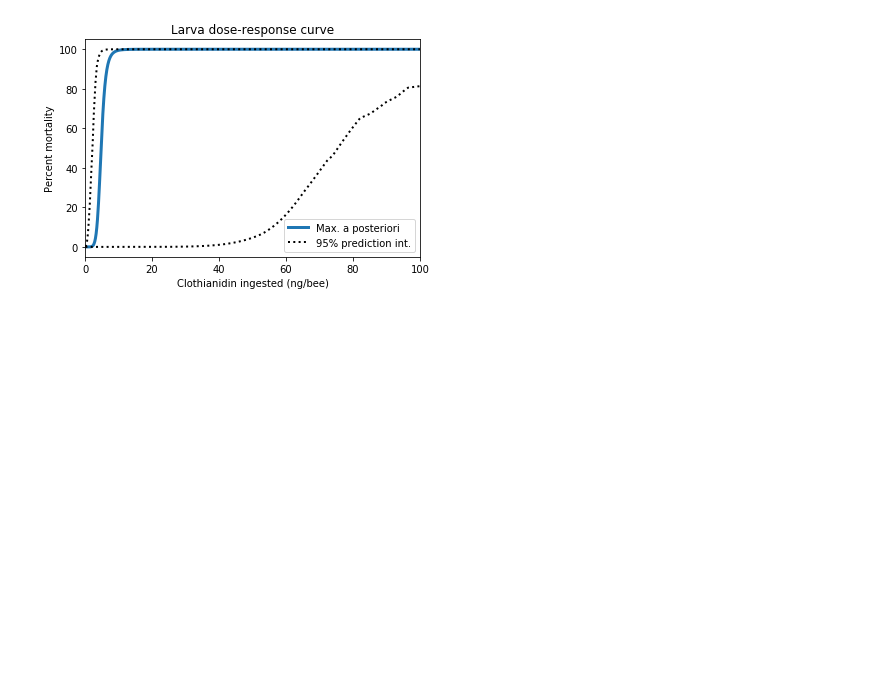
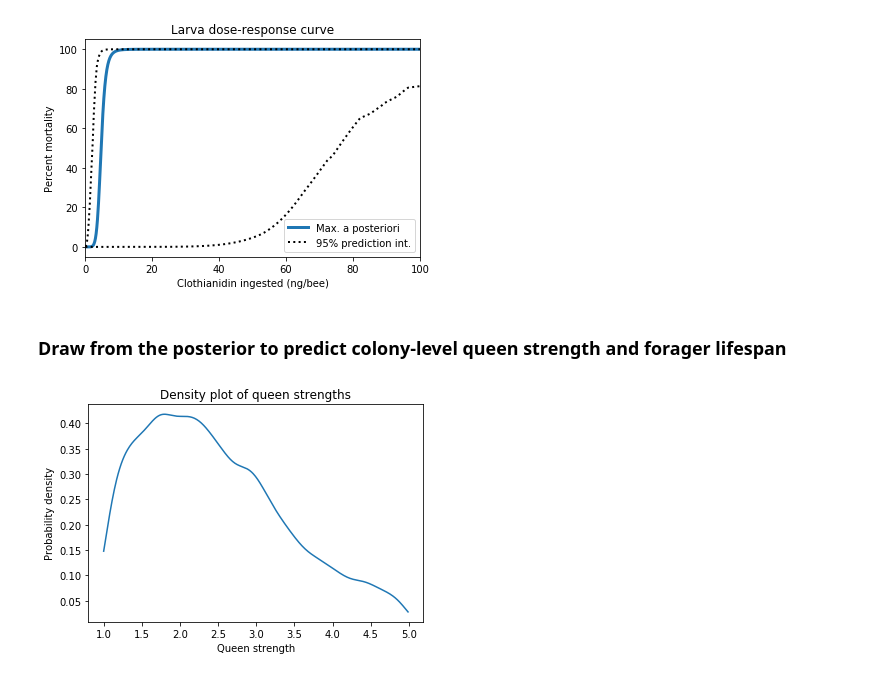
Before and after one commit to JeffreyMinucci/bee_neonic_abc, a Jupyter notebook: results_and_visuals.ipynb, the cells around one changed output. Drawn from its saved outputs; the diff is of its cells as text; code cells hidden in the pictures; blank space fills up the shorter version.

Commit message:
add queen strength and forager lifespan predictions

```diff
--- a/results_and_visuals.ipynb
+++ b/results_and_visuals.ipynb
@@ -204,3 +201,30 @@ random.seed(1251)
 plot_dr_map(df, percent=95, adult=False, title = "Larva dose-response curve")
 # %% [output]
 [figure]
+# %% [markdown]
+### Draw from the posterior to predict colony-level queen strength and forager lifespan
+# %%
+def plot_queenstrength(sample_in, title='Density plot of queen strengths',):
+    sample = sample_in.reset_index(drop=True)
+    lower = 1
+    upper = 5
+    mean_col, sd_col = 6, 7
+    values = np.empty([len(sample.index), 84]) #some number of posterior samples x 84 hives
+    fix, ax = plt.subplots()
+    for index, row in sample.iterrows():
+        mu = row[mean_col]
+        sigma = row[sd_col]
+        values[index] = st.truncnorm.rvs((lower-mu)/sigma,(upper-mu)/sigma,loc=mu,scale=sigma,size=84)#draw our 84 study hives
+    values_flat = values.flatten()
+    density = st.kde.gaussian_kde(values_flat)
+    x = np.arange(lower, upper, .01)
+    ax.plot(x, density(x)) #for a density plot
+    #ax.hist(values_flat) #for a histogram
+    ax.set(xlabel='Queen strength', ylabel='Probability density', title=title)
+    plt.show()
+
+random.seed(1251)
+sample = draw_posterior(df,w,200)
+plot_queenstrength(sample)
+# %% [output]
+[figure, added]
```
Also changed, not shown: parts of 3 cells of this notebook.
